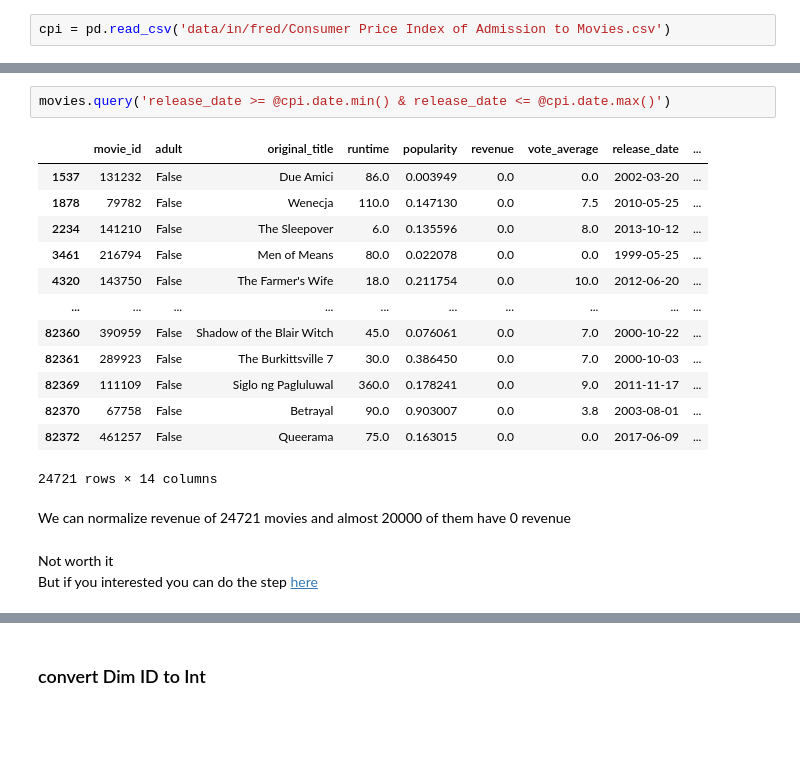
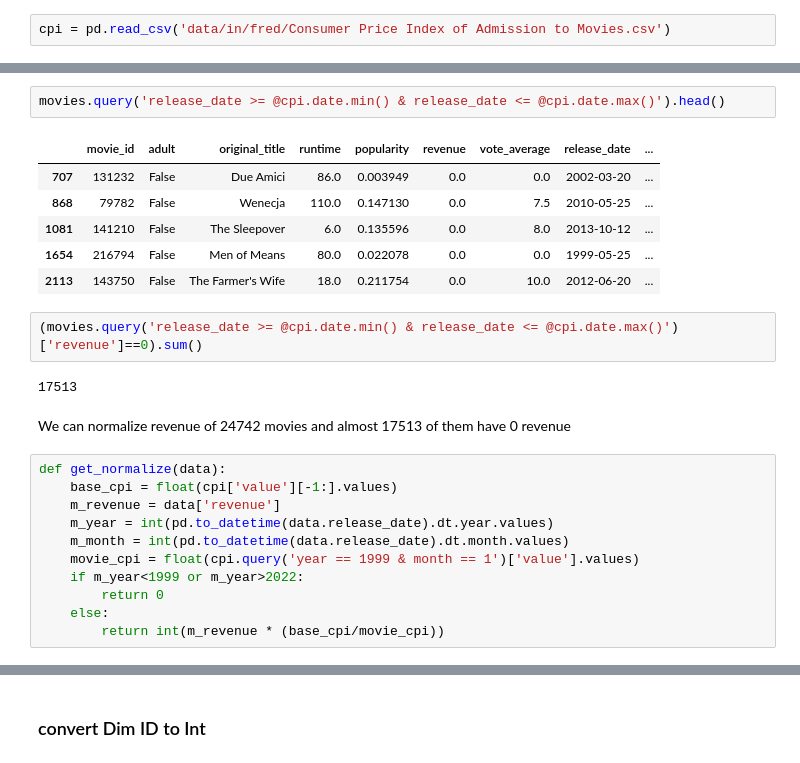
Before and after one commit to MuhamedHekal/ETL-Movies-using-Python, a Jupyter notebook: 3.7 CleaningFact.ipynb, the cells around one changed output, grey strips where cells are left out. Drawn from its saved outputs; the diff is of its cells as text; blank space fills up the shorter version.

```diff
--- a/3.7 CleaningFact.ipynb
+++ b/3.7 CleaningFact.ipynb
@@ -170,21 +258,26 @@ cpi.date.min(), cpi.date.max()
+# %%
+movies.query('release_date >= @cpi.date.min() & release_date <= @cpi.date.max()').head()
+# %% [output]
+|  | movie_id | adult | original_title | runtime | popularity | revenue | vote_average | release_date | ... |
+| 707 | 131232 | False | Due Amici | 86.0 | 0.003949 | 0.0 | 0.0 | 2002-03-20 | ... |
+| 868 | 79782 | False | Wenecja | 110.0 | 0.147130 | 0.0 | 7.5 | 2010-05-25 | ... |
+| 1081 | 141210 | False | The Sleepover | 6.0 | 0.135596 | 0.0 | 8.0 | 2013-10-12 | ... |
+| 1654 | 216794 | False | Men of Means | 80.0 | 0.022078 | 0.0 | 0.0 | 1999-05-25 | ... |
+| 2113 | 143750 | False | The Farmer's Wife | 18.0 | 0.211754 | 0.0 | 10.0 | 2012-06-20 | ... |
 # %%
-movies.query('release_date >= @cpi.date.min() & release_date <= @cpi.date.max()')
+(movies.query('release_date >= @cpi.date.min() & release_date <= @cpi.date.max()')['revenue']==0).sum()
 # %% [output]
-|  | movie_id | adult | original_title | runtime | popularity | revenue | vote_average | release_date | ... |
-| 1537 | 131232 | False | Due Amici | 86.0 | 0.003949 | 0.0 | 0.0 | 2002-03-20 | ... |
-| 1878 | 79782 | False | Wenecja | 110.0 | 0.147130 | 0.0 | 7.5 | 2010-05-25 | ... |
-| 2234 | 141210 | False | The Sleepover | 6.0 | 0.135596 | 0.0 | 8.0 | 2013-10-12 | ... |
-| 3461 | 216794 | False | Men of Means | 80.0 | 0.022078 | 0.0 | 0.0 | 1999-05-25 | ... |
-| 4320 | 143750 | False | The Farmer's Wife | 18.0 | 0.211754 | 0.0 | 10.0 | 2012-06-20 | ... |
-| ... | ... | ... | ... | ... | ... | ... | ... | ... | ... |
-| 82360 | 390959 | False | Shadow of the Blair Witch | 45.0 | 0.076061 | 0.0 | 7.0 | 2000-10-22 | ... |
-| 82361 | 289923 | False | The Burkittsville 7 | 30.0 | 0.386450 | 0.0 | 7.0 | 2000-10-03 | ... |
-| 82369 | 111109 | False | Siglo ng Pagluluwal | 360.0 | 0.178241 | 0.0 | 9.0 | 2011-11-17 | ... |
-| 82370 | 67758 | False | Betrayal | 90.0 | 0.903007 | 0.0 | 3.8 | 2003-08-01 | ... |
-| 82372 | 461257 | False | Queerama | 75.0 | 0.163015 | 0.0 | 0.0 | 2017-06-09 | ... |
-24721 rows × 14 columns
+17513
 # %% [markdown]
-We can normalize revenue of 24721 movies and almost 20000 of them have 0 revenue
+We can normalize revenue of 24742 movies and almost 17513 of them have 0 revenue
-# %% [markdown]
-Not worth it<br>
-But if you interested you can do the step [here](https://dof.ca.gov/wp-content/uploads/Forecasting/Economics/Documents/How-To-Use-CPI-Data.pdf)
+# %%
+def get_normalize(data):
+    base_cpi = float(cpi['value'][-1:].values)
+    m_revenue = data['revenue']
+    m_year = int(pd.to_datetime(data.release_date).dt.year.values)
+    m_month = int(pd.to_datetime(data.release_date).dt.month.values)
+    movie_cpi = float(cpi.query('year == 1999 & month == 1')['value'].values)
+    if m_year<1999 or m_year>2022:
+        return 0
+    else:
+        return int(m_revenue * (base_cpi/movie_cpi))
```
Also changed, not shown: parts of 27 cells of this notebook, 2 other files.
